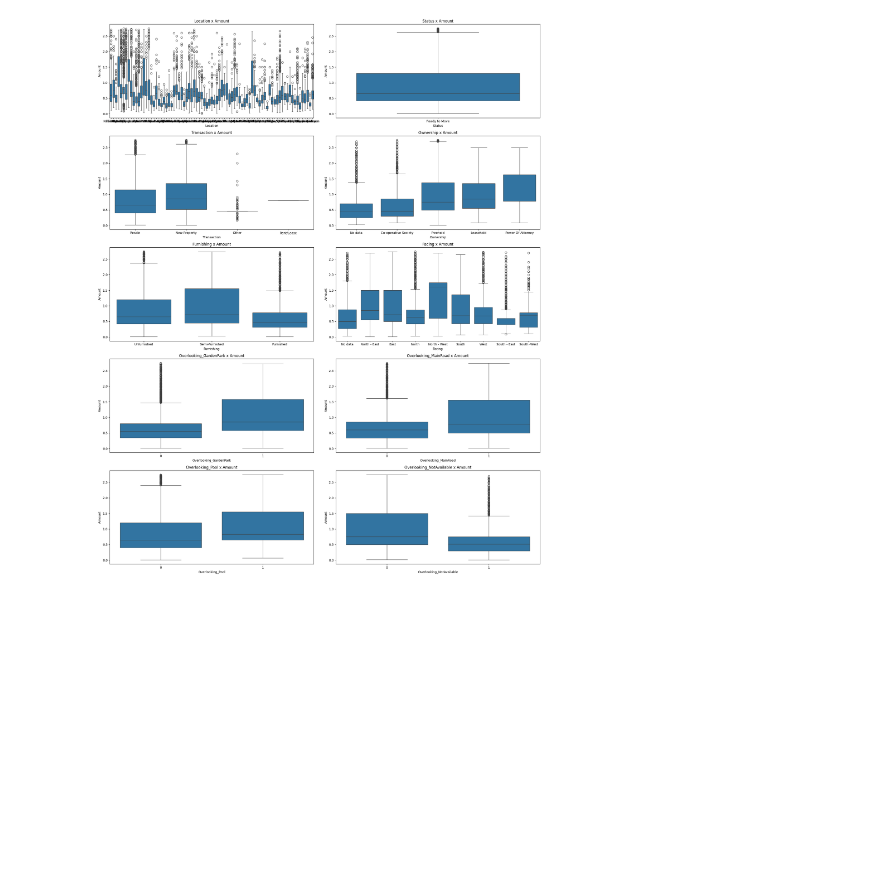
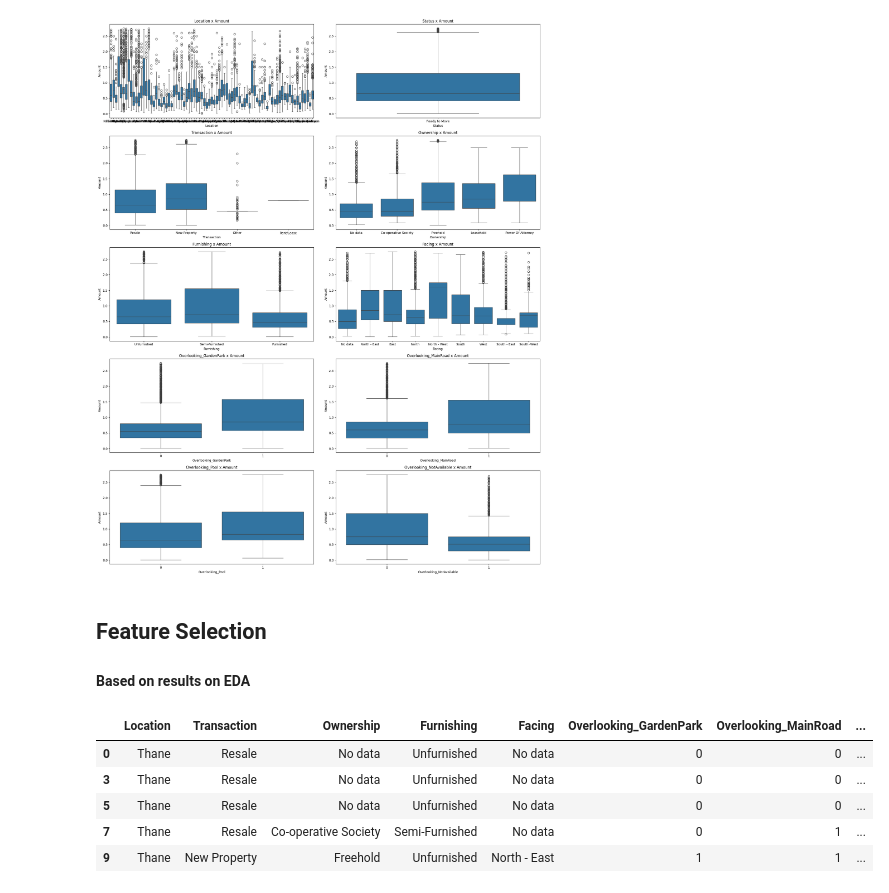
Before and after one commit to rishikeshpaulcode/House-Price-Prediction, a Jupyter notebook: house-price-prediction.ipynb, the cells around one changed output. Saved outputs shown, nothing was run; the diff lists cells and outputs as text; code cells hidden in the pictures; blank space fills up the shorter version.

Commit message:
Feature selection done

```diff
--- a/house-price-prediction.ipynb
+++ b/house-price-prediction.ipynb
@@ -451,0 +449,14 @@ plt.show()
+# %% [markdown]
+## **Feature Selection**
+#### Based on results on EDA
+# %%
+# removing columns: Status, Overlooking_NotAvailable
+df.drop(['Status', 'Overlooking_NotAvailable'], axis=1, inplace=True)
+df.head()
+# %% [output]
+|  | Location | Transaction | Ownership | Furnishing | Facing | Overlooking_GardenPark | Overlooking_MainRoad | ... |
+| 0 | Thane | Resale | No data | Unfurnished | No data | 0 | 0 | ... |
+| 3 | Thane | Resale | No data | Unfurnished | No data | 0 | 0 | ... |
+| 5 | Thane | Resale | No data | Unfurnished | No data | 0 | 0 | ... |
+| 7 | Thane | Resale | Co-operative Society | Semi-Furnished | No data | 0 | 1 | ... |
+| 9 | Thane | New Property | Freehold | Unfurnished | North - East | 1 | 1 | ... |
```
Also changed, not shown: parts of 3 cells of this notebook.
